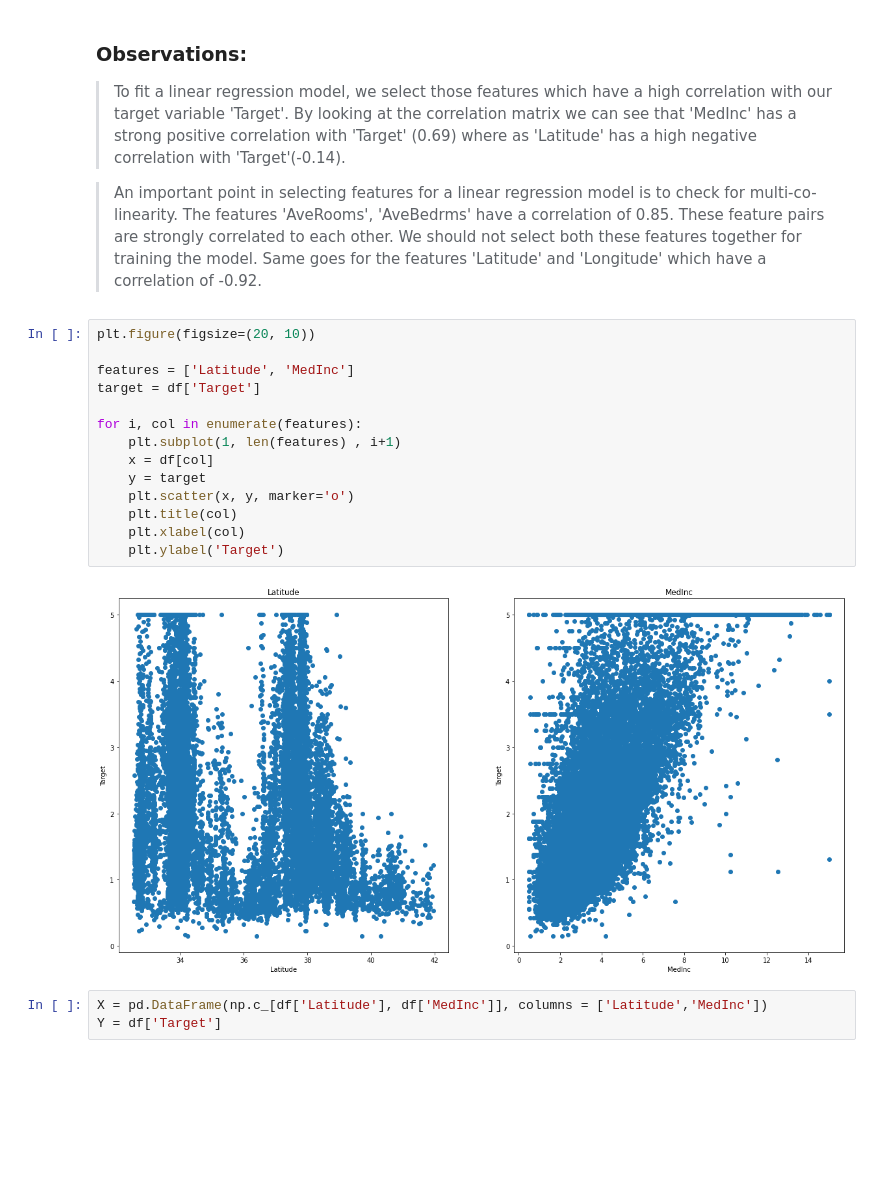
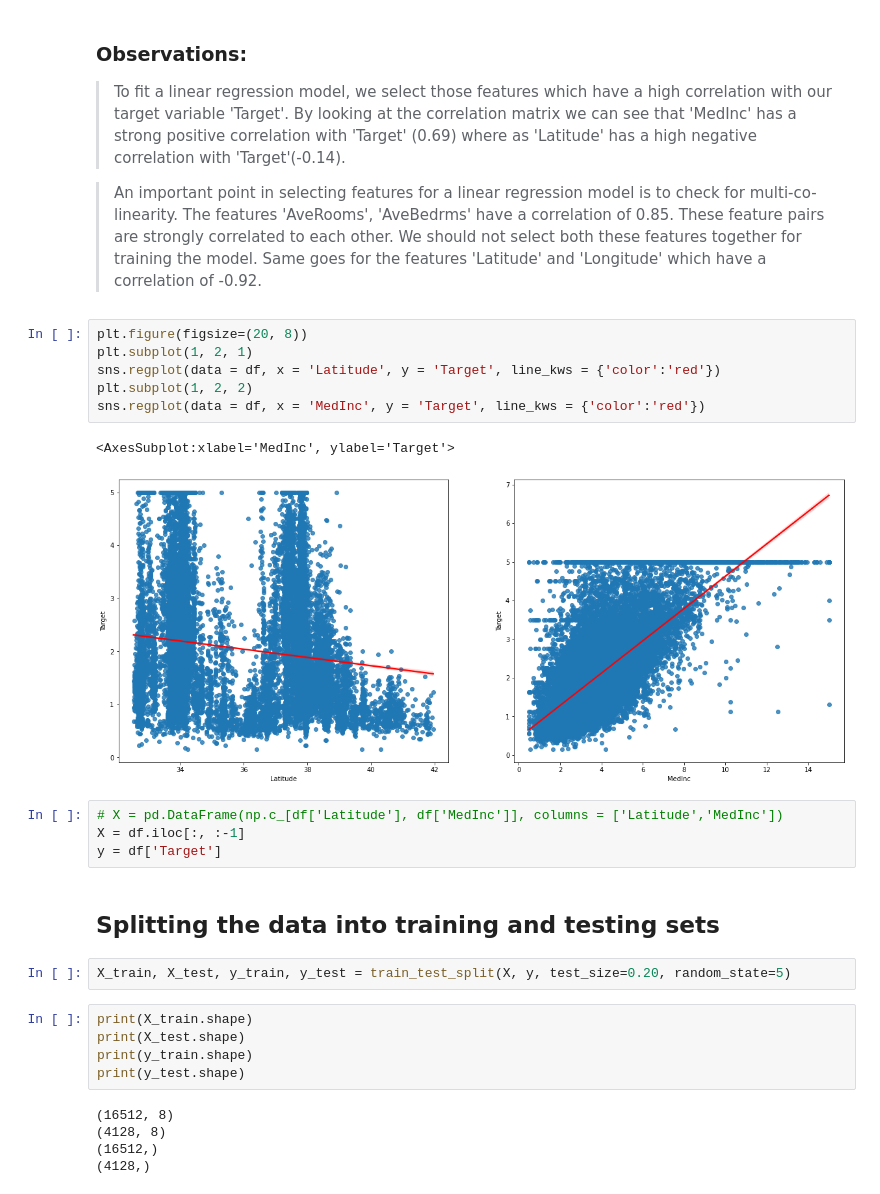
Before and after one commit to mohsin-riad/MLOPS-house-price, a Jupyter notebook: california-house-price.ipynb, the cells around one changed output. Cells and saved outputs as stored; diff of their text form; blank space fills up the shorter version.

```diff
--- a/california-house-price.ipynb
+++ b/california-house-price.ipynb
@@ -85,22 +94,30 @@ plt.show()
 > To fit a linear regression model, we select those features which have a high correlation with our target variable 'Target'. By looking at the correlation matrix we can see that 'MedInc' has a strong positive correlation with 'Target' (0.69) where as 'Latitude' has a high negative correlation with 'Target'(-0.14).
 
 > An important point in selecting features for a linear regression model is to check for multi-co-linearity. The features 'AveRooms', 'AveBedrms' have a correlation of 0.85. These feature pairs are strongly correlated to each other. We should not select both these features together for training the model. Same goes for the features 'Latitude' and 'Longitude' which have a correlation of -0.92.
-# %%
-plt.figure(figsize=(20, 10))
-
-features = ['Latitude', 'MedInc']
-target = df['Target']
-
-for i, col in enumerate(features):
-    plt.subplot(1, len(features) , i+1)
-    x = df[col]
-    y = target
-    plt.scatter(x, y, marker='o')
-    plt.title(col)
-    plt.xlabel(col)
-    plt.ylabel('Target')
-# %% [output]
-[figure, removed]
+# %%
+plt.figure(figsize=(20, 8))
+plt.subplot(1, 2, 1)
+sns.regplot(data = df, x = 'Latitude', y = 'Target', line_kws = {'color':'red'})
+plt.subplot(1, 2, 2)
+sns.regplot(data = df, x = 'MedInc', y = 'Target', line_kws = {'color':'red'})
+# %% [output]
+<AxesSubplot:xlabel='MedInc', ylabel='Target'>
+[figure, added]
 # %%
-X = pd.DataFrame(np.c_[df['Latitude'], df['MedInc']], columns = ['Latitude','MedInc'])
-Y = df['Target']
+# X = pd.DataFrame(np.c_[df['Latitude'], df['MedInc']], columns = ['Latitude','MedInc'])
+X = df.iloc[:, :-1]
+y = df['Target']
+# %% [markdown]
+## Splitting the data into training and testing sets
+# %%
+X_train, X_test, y_train, y_test = train_test_split(X, y, test_size=0.20, random_state=5)
+# %%
+print(X_train.shape)
+print(X_test.shape)
+print(y_train.shape)
+print(y_test.shape)
+# %% [output]
+(16512, 8)
+(4128, 8)
+(16512,)
+(4128,)
```
Also changed, not shown: parts of 17 cells of this notebook.
